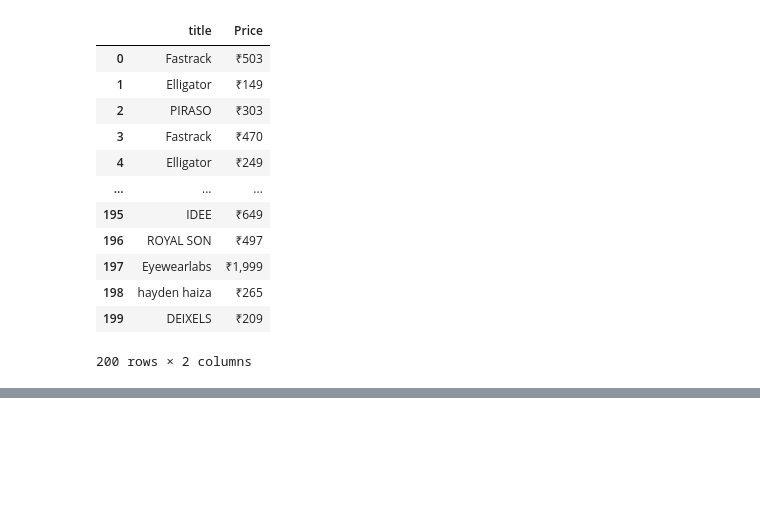
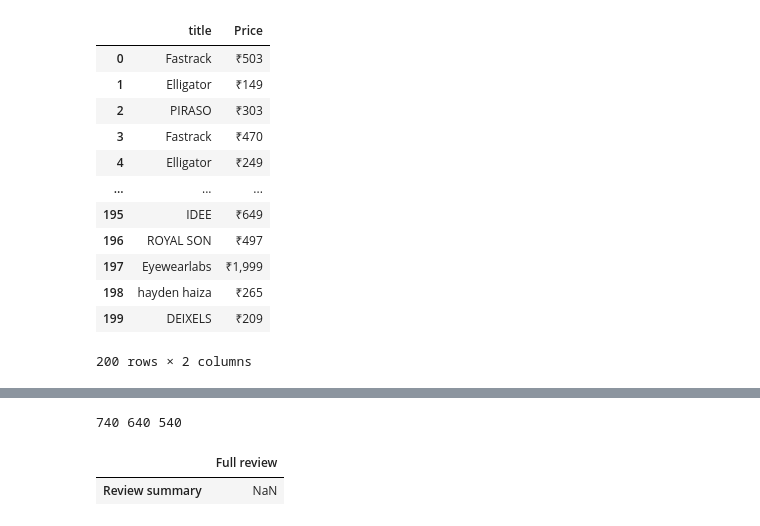
Before and after one commit to pratikyenpure/internship, a Jupyter notebook: Selenium practise file.ipynb, the cells around one changed output, grey strips where cells are left out. Cells and saved outputs as stored; diff of their text form; code cells hidden in the pictures; blank space fills up the shorter version.

```diff
--- a/Selenium practise file.ipynb
+++ b/Selenium practise file.ipynb
@@ -280,0 +418,40 @@ df
+# %%
+driver = webdriver.Chrome()
+driver.get("https://www.flipkart.com/apple-iphone-11-black-64-gb/product-reviews/itm4e5041ba101fd?pid=MOBFWQ6BXGJCEYNY&lid=LSTMOBFWQ6BXGJCEYNYZXSHRJ&marketplace=FLIPKART")
+# %%
+Rating = []
+Review_summary = []
+Full_review = []
+# %%
+start = 0
+end = 10
+for page in range(start,end):
+    rating=driver.find_elements(By.XPATH,'//div[@class="XQDdHH Ga3i8K"]')
+    for i in rating:
+        rating_tag=i.text
+        Rating.append(rating_tag)
+
+    Review=driver.find_elements(By.XPATH,'//p[@class="z9E0IG"]')
+    for i in Review:
+        review_tag=i.text
+        Review_summary.append(review_tag)
+
+    full=driver.find_elements(By.XPATH,'//div[@class="ZmyHeo"]')
+    for i in full:
+        full_tag=i.text
+        Full_review.append(full_tag)
+
+    next_button= driver.find_element(By.XPATH,'//a[@class="_9QVEpD"]')
+    next_button.click()
+    time.sleep(3)
+# %%
+print(len(Rating),len(Review_summary),len(Full_review))
+# %% [output]
+740 640 540
+# %%
+import pandas as pd
+df=pd.DataFrame({"Rating":Rating},{"Review summary":Review_summary},{"Full review":Full_review})
+df
+# %% [output]
+|  | Full review |
+| Review summary | NaN |
```
Also changed, not shown: parts of 48 cells of this notebook.
